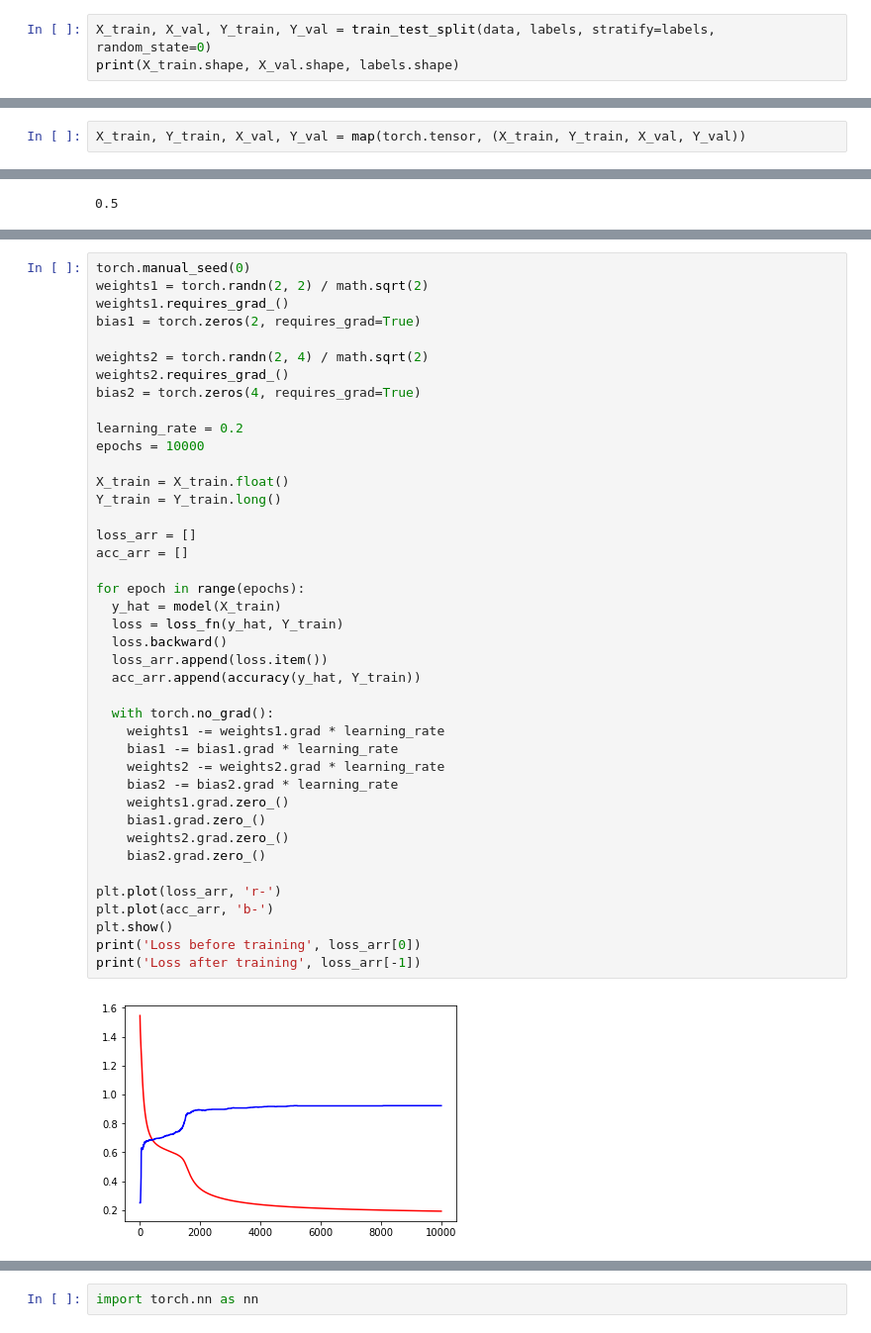
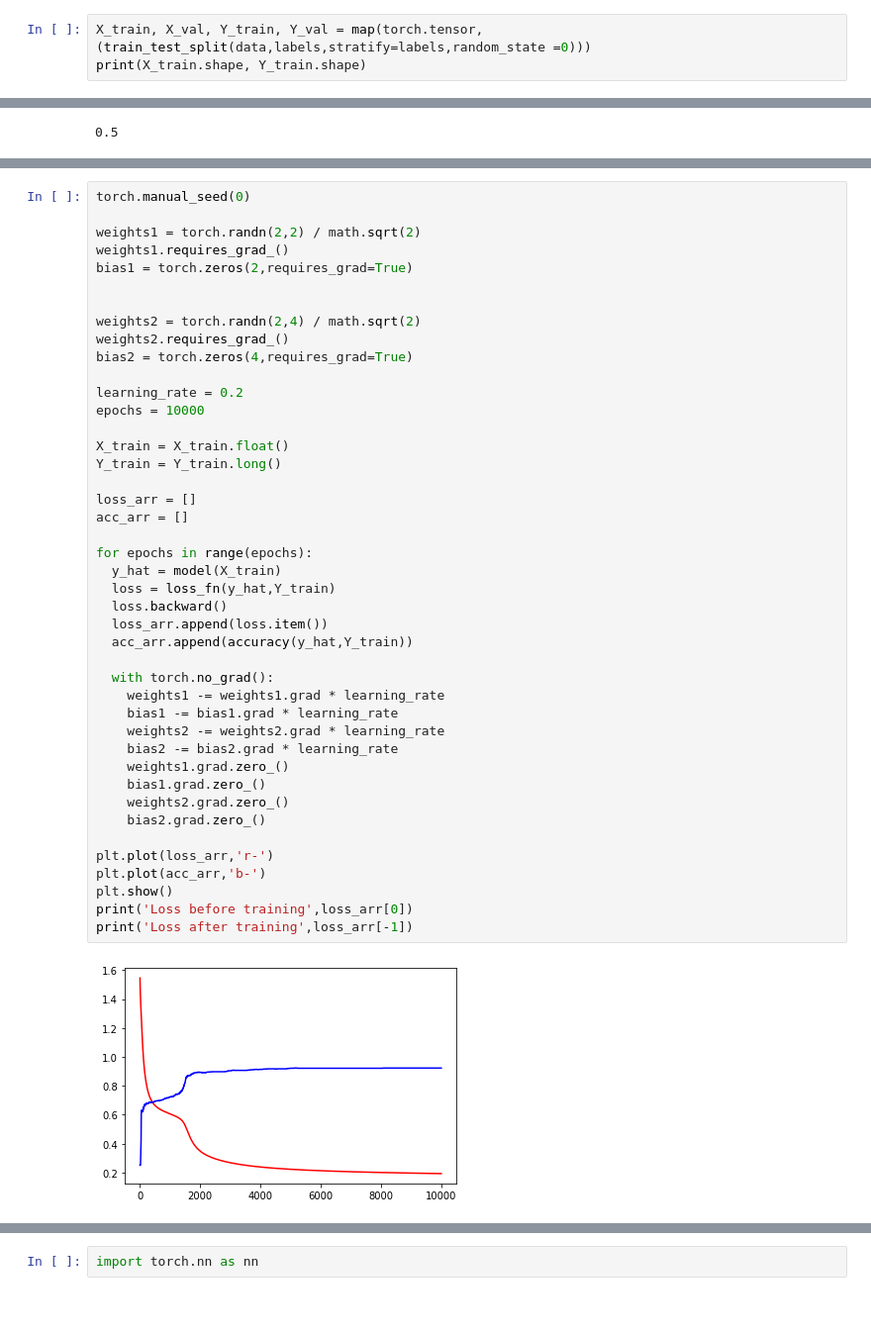
Before and after one commit to pragneshrana/DeepLearning, a Jupyter notebook: PyTorch/FFNwithPyTorch.ipynb, the cells around one changed output, grey strips where cells are left out. Shown at 99% size. Saved outputs shown, nothing was run; the diff lists cells and outputs as text; blank space fills up the shorter version.

```diff
--- a/PyTorch/FFNwithPyTorch.ipynb
+++ b/PyTorch/FFNwithPyTorch.ipynb
@@ -42,4 +43,4 @@ plt.show()
 # %%
-X_train, X_val, Y_train, Y_val = train_test_split(data, labels, stratify=labels, random_state=0)
-print(X_train.shape, X_val.shape, labels.shape)
+X_train, X_val, Y_train, Y_val = map(torch.tensor,(train_test_split(data,labels,stratify=labels,random_state =0)))
+print(X_train.shape, Y_train.shape)
 # %% [output]
@@ -49,2 +47,0 @@ print(X_train.shape, X_val.shape, labels.shape)
-# %%
-X_train, Y_train, X_val, Y_val = map(torch.tensor, (X_train, Y_train, X_val, Y_val))
@@ -77,47 +70,49 @@ def accuracy(y_hat, y):
   return (pred == y).float().mean()
 # %%
 torch.manual_seed(0)
-weights1 = torch.randn(2, 2) / math.sqrt(2)
+
+weights1 = torch.randn(2,2) / math.sqrt(2)
 weights1.requires_grad_()
-bias1 = torch.zeros(2, requires_grad=True)
+bias1 = torch.zeros(2,requires_grad=True)
 
-weights2 = torch.randn(2, 4) / math.sqrt(2)
+
+weights2 = torch.randn(2,4) / math.sqrt(2)
 weights2.requires_grad_()
-bias2 = torch.zeros(4, requires_grad=True)
+bias2 = torch.zeros(4,requires_grad=True)
 
 learning_rate = 0.2
 epochs = 10000
 
 X_train = X_train.float()
 Y_train = Y_train.long()
 
 loss_arr = []
 acc_arr = []
 
-for epoch in range(epochs):
+for epochs in range(epochs):
   y_hat = model(X_train)
-  loss = loss_fn(y_hat, Y_train)
+  loss = loss_fn(y_hat,Y_train)
   loss.backward()
   loss_arr.append(loss.item())
-  acc_arr.append(accuracy(y_hat, Y_train))
+  acc_arr.append(accuracy(y_hat,Y_train))
 
   with torch.no_grad():
     weights1 -= weights1.grad * learning_rate
     bias1 -= bias1.grad * learning_rate
     weights2 -= weights2.grad * learning_rate
     bias2 -= bias2.grad * learning_rate
     weights1.grad.zero_()
     bias1.grad.zero_()
     weights2.grad.zero_()
     bias2.grad.zero_()
 
-plt.plot(loss_arr, 'r-')
-plt.plot(acc_arr, 'b-')
+plt.plot(loss_arr,'r-')
+plt.plot(acc_arr,'b-')
 plt.show()
-print('Loss before training', loss_arr[0])
-print('Loss after training', loss_arr[-1])
+print('Loss before training',loss_arr[0])
+print('Loss after training',loss_arr[-1])
 # %% [output]
-[figure, old version]
+[figure, new version]
 Loss before training 1.5456441640853882
 Loss after training 0.19288592040538788
 # %% [markdown]
```
Also changed, not shown: parts of 33 cells of this notebook.
